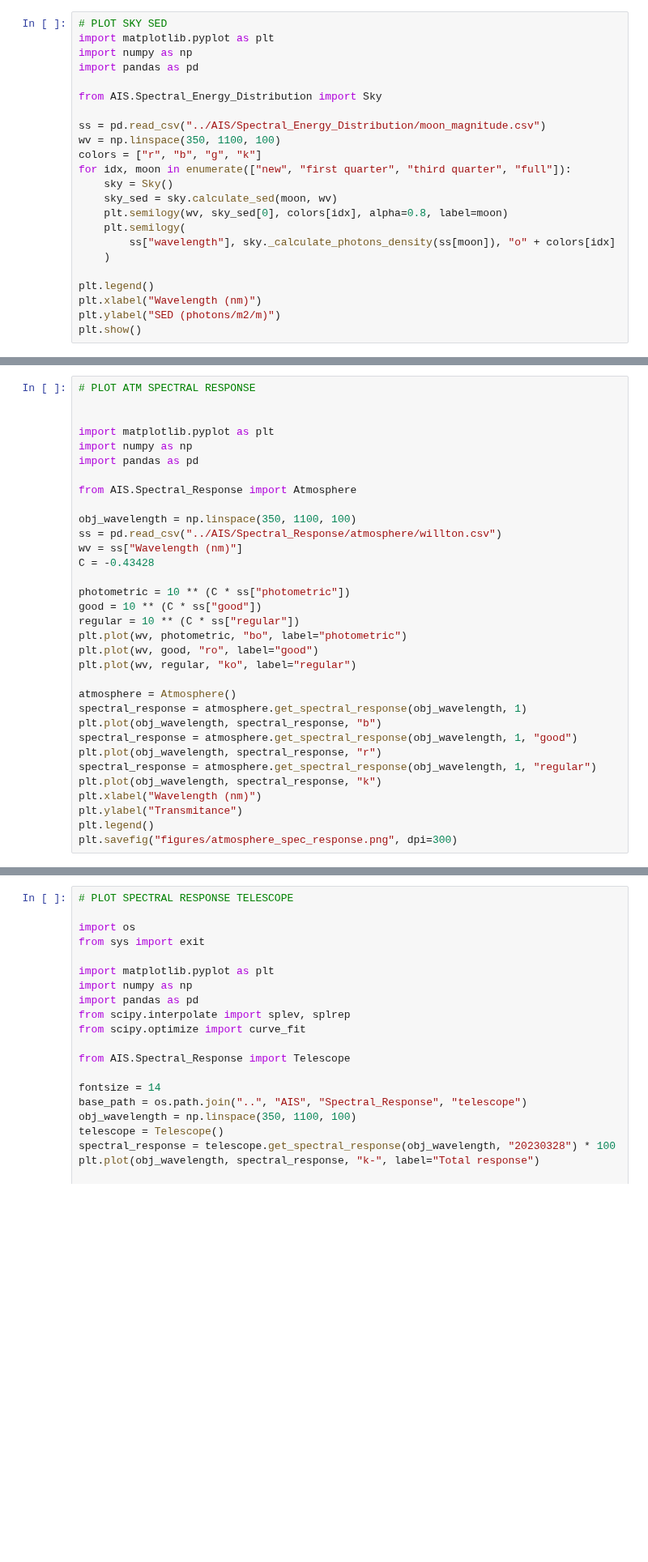
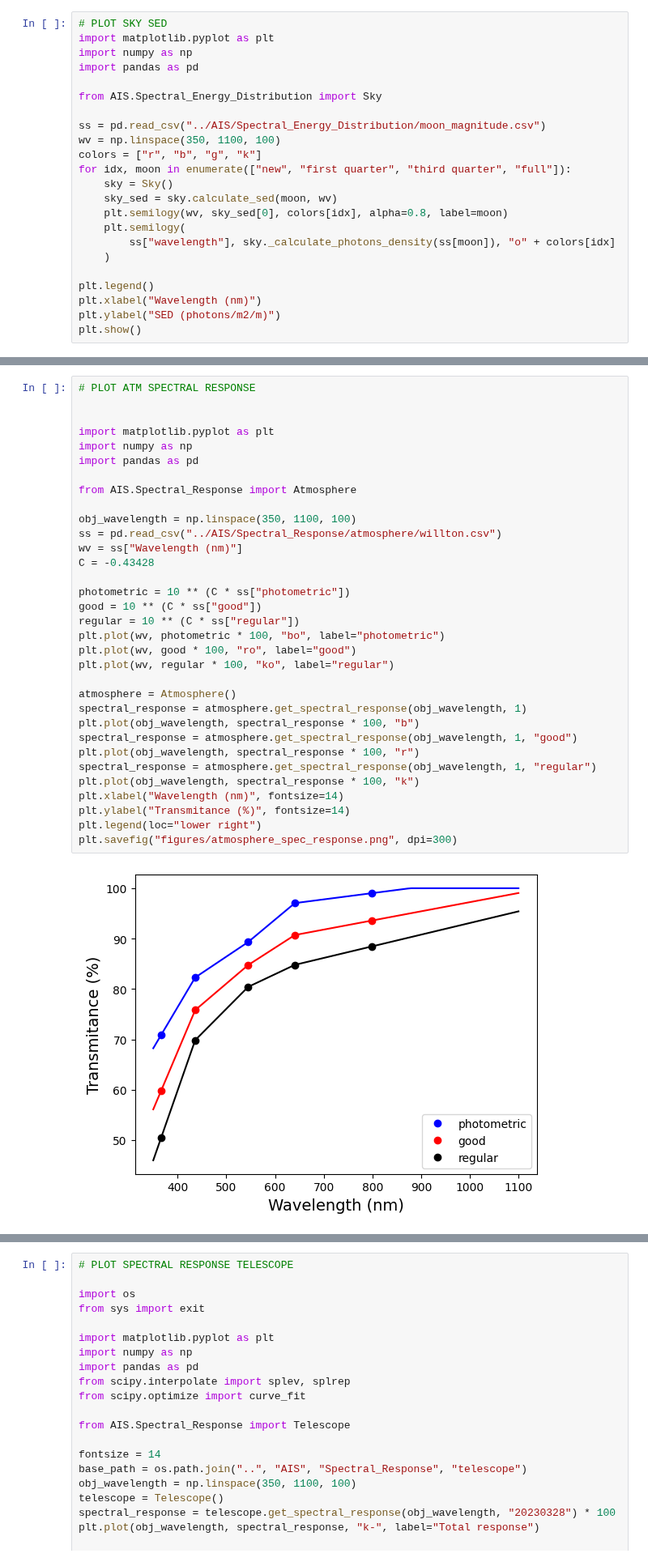
Before and after one commit to DBernardes/AIS, a Jupyter notebook: notebook/spectral_responses.ipynb, the cells around one changed output, grey strips where cells are left out. Shown at 81% size. Cells and saved outputs as stored; diff of their text form; blank space fills up the shorter version.

```diff
--- a/notebook/spectral_responses.ipynb
+++ b/notebook/spectral_responses.ipynb
@@ -215,36 +207,38 @@ plt.show()
 # %%
 # PLOT ATM SPECTRAL RESPONSE
 
 
 import matplotlib.pyplot as plt
 import numpy as np
 import pandas as pd
 
 from AIS.Spectral_Response import Atmosphere
 
 obj_wavelength = np.linspace(350, 1100, 100)
 ss = pd.read_csv("../AIS/Spectral_Response/atmosphere/willton.csv")
 wv = ss["Wavelength (nm)"]
 C = -0.43428
 
 photometric = 10 ** (C * ss["photometric"])
 good = 10 ** (C * ss["good"])
 regular = 10 ** (C * ss["regular"])
-plt.plot(wv, photometric, "bo", label="photometric")
-plt.plot(wv, good, "ro", label="good")
-plt.plot(wv, regular, "ko", label="regular")
+plt.plot(wv, photometric * 100, "bo", label="photometric")
+plt.plot(wv, good * 100, "ro", label="good")
+plt.plot(wv, regular * 100, "ko", label="regular")
 
 atmosphere = Atmosphere()
 spectral_response = atmosphere.get_spectral_response(obj_wavelength, 1)
-plt.plot(obj_wavelength, spectral_response, "b")
+plt.plot(obj_wavelength, spectral_response * 100, "b")
 spectral_response = atmosphere.get_spectral_response(obj_wavelength, 1, "good")
-plt.plot(obj_wavelength, spectral_response, "r")
+plt.plot(obj_wavelength, spectral_response * 100, "r")
 spectral_response = atmosphere.get_spectral_response(obj_wavelength, 1, "regular")
-plt.plot(obj_wavelength, spectral_response, "k")
-plt.xlabel("Wavelength (nm)")
-plt.ylabel("Transmitance")
-plt.legend()
+plt.plot(obj_wavelength, spectral_response * 100, "k")
+plt.xlabel("Wavelength (nm)", fontsize=14)
+plt.ylabel("Transmitance (%)", fontsize=14)
+plt.legend(loc="lower right")
 plt.savefig("figures/atmosphere_spec_response.png", dpi=300)
+# %% [output]
+[figure, added]
 # %%
 # PLOT ATM SPECTRAL RESPONSE
 
```
Also changed, not shown: parts of 7 cells of this notebook, 2 other files.
